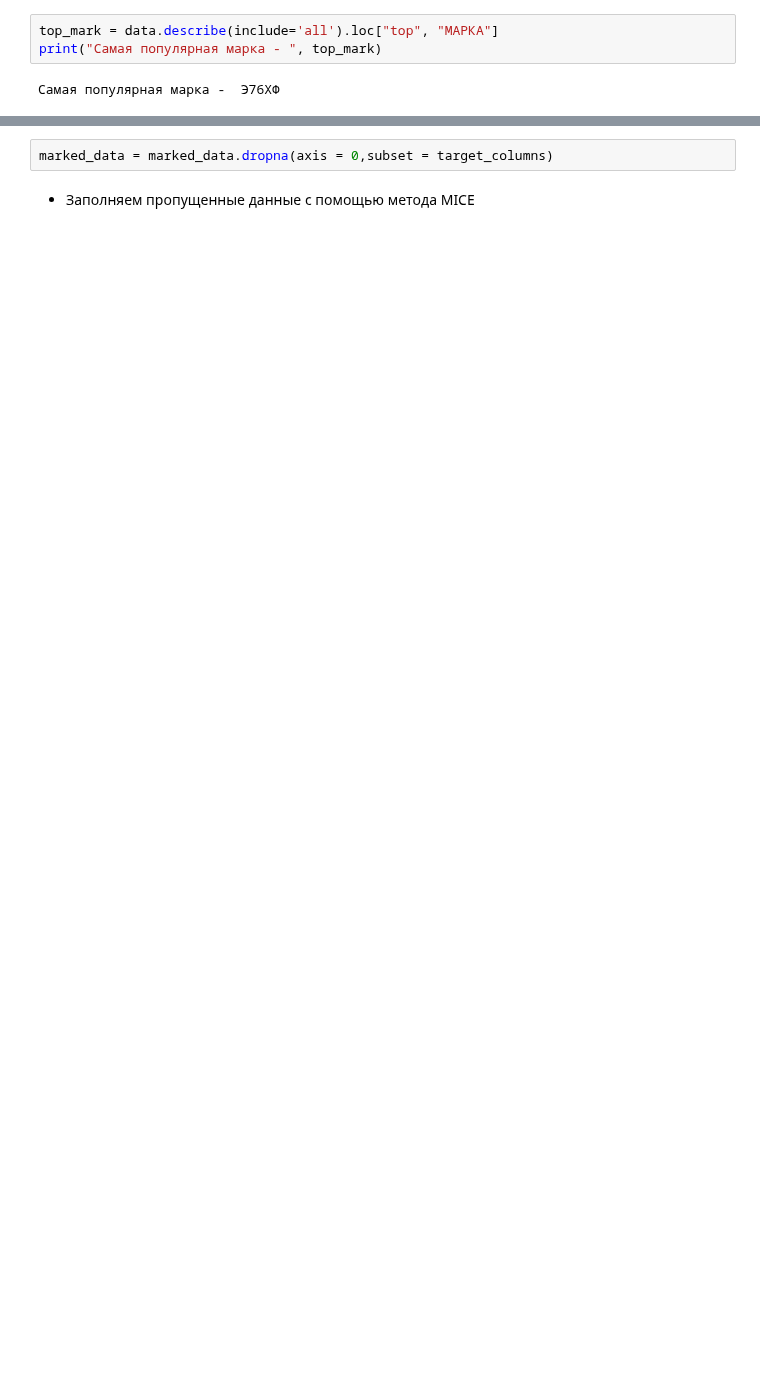
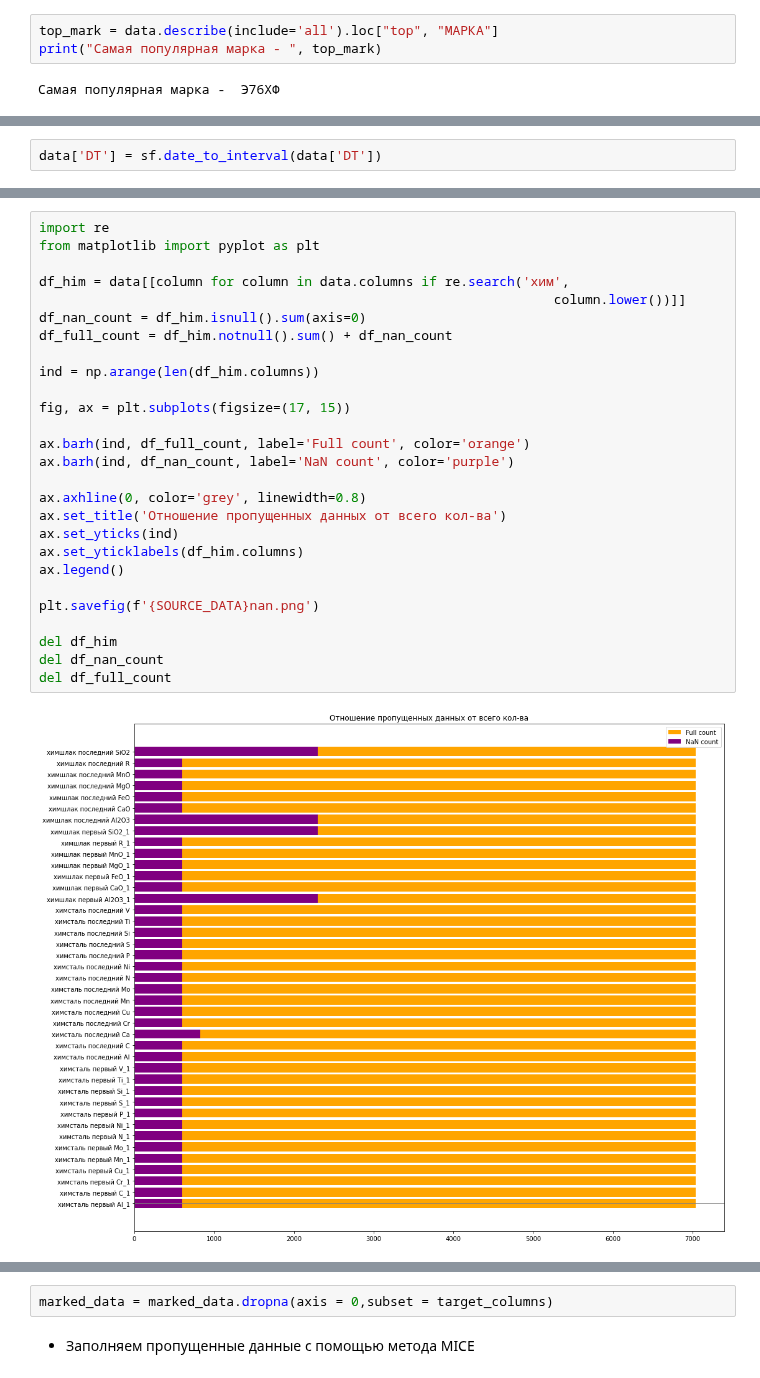
Before and after one commit to OnlyOneUseAcc/Evraz-SCC-prediction, a Jupyter notebook: EDA.ipynb, the cells around one changed output, grey strips where cells are left out. Saved outputs shown, nothing was run; the diff lists cells and outputs as text; blank space fills up the shorter version.

Commit message:
dispersion + some plots

```diff
--- a/EDA.ipynb
+++ b/EDA.ipynb
@@ -64 +70,3 @@ print("Самая популярная марка - ", top_mark)
+# %%
+data['DT'] = sf.date_to_interval(data['DT'])
 # %% [markdown]
@@ -83,3 +91,32 @@ N2 (интенс.)                  0.802727
 сыпуч известь РП              0.322539
 dtype: float64
+# %%
+import re
+from matplotlib import pyplot as plt
+
+df_him = data[[column for column in data.columns if re.search('хим',
+                                                                  column.lower())]]
+df_nan_count = df_him.isnull().sum(axis=0)
+df_full_count = df_him.notnull().sum() + df_nan_count
+
+ind = np.arange(len(df_him.columns))
+
+fig, ax = plt.subplots(figsize=(17, 15))
+
+ax.barh(ind, df_full_count, label='Full count', color='orange')
+ax.barh(ind, df_nan_count, label='NaN count', color='purple')
+
+ax.axhline(0, color='grey', linewidth=0.8)
+ax.set_title('Отношение пропущенных данных от всего кол-ва')
+ax.set_yticks(ind)
+ax.set_yticklabels(df_him.columns)
+ax.legend()
+
+plt.savefig(f'{SOURCE_DATA}nan.png')
+
+del df_him
+del df_nan_count
+del df_full_count
+# %% [output]
+[figure, added]
 # %% [markdown]
```
Also changed, not shown: parts of 39 cells of this notebook, 19 other files.
